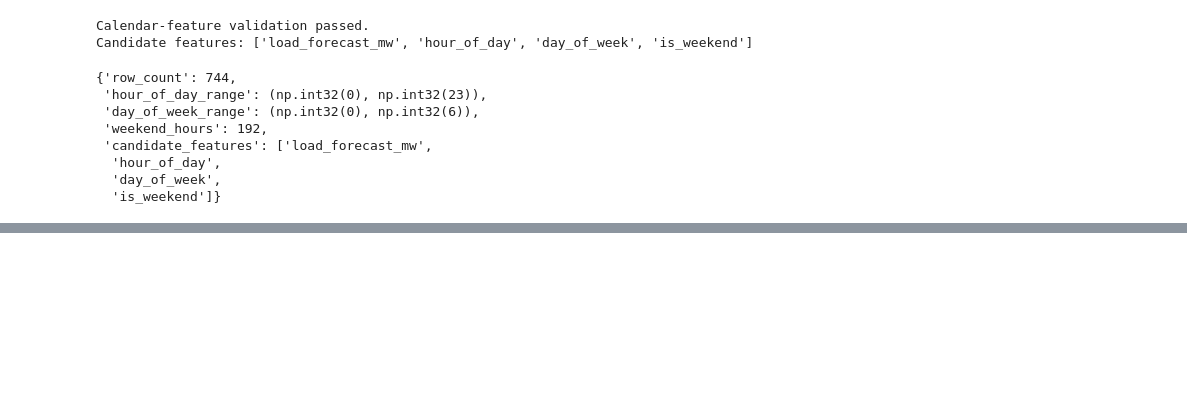
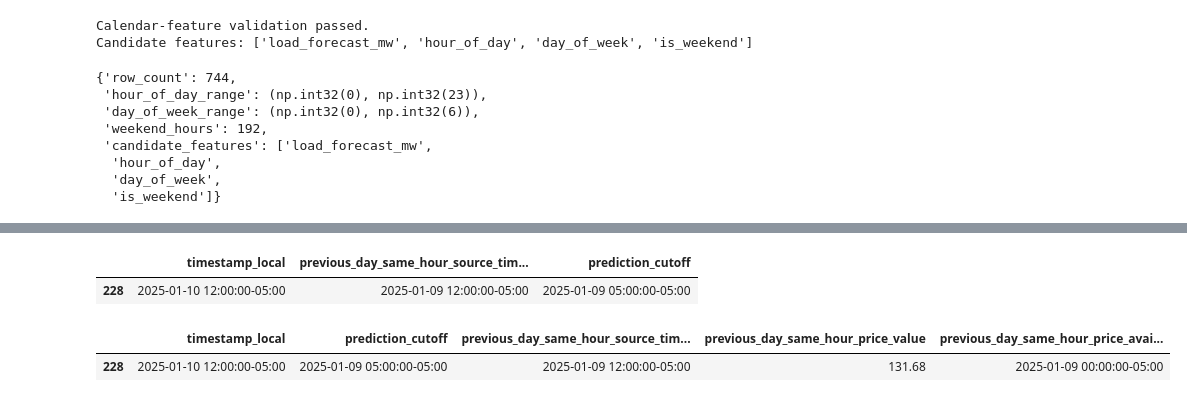
Before and after one commit to greerda/electricity-price-forecasting, a Jupyter notebook: notebooks/04_feature_engineering.ipynb, the cells around one changed output, grey strips where cells are left out. Drawn from its saved outputs; the diff is of its cells as text; code cells hidden in the pictures; blank space fills up the shorter version.

```diff
--- a/notebooks/04_feature_engineering.ipynb
+++ b/notebooks/04_feature_engineering.ipynb
@@ -807,0 +961,73 @@ calendar_validation_summary
+# %%
+nyiso_electricity_with_load_forecasts[
+    "previous_day_same_hour_source_timestamp"
+]=(
+    nyiso_electricity_with_load_forecasts['timestamp_local']-pd.DateOffset(days=1)
+)
+
+nyiso_electricity_with_load_forecasts.loc[
+    nyiso_electricity_with_load_forecasts["timestamp_local"]
+    ==example_target_timestamp,
+    [
+        "timestamp_local",
+        "previous_day_same_hour_source_timestamp",
+        "prediction_cutoff",
+    ],
+]
+# %% [output]
+|  | timestamp_local | previous_day_same_hour_source_tim... | prediction_cutoff |
+| 228 | 2025-01-10 12:00:00-05:00 | 2025-01-09 12:00:00-05:00 | 2025-01-09 05:00:00-05:00 |
+# %%
+# Self-join each target hour to the previous delivery day's same-hour price
+# and its provisional availability timestamp. Keep these as audit fields
+# until they pass the target forecast-cutoff check.
+
+price_source_lookup = (
+    nyiso_electricity_with_load_forecasts[
+        [
+            "timestamp_local",
+            target_column,
+            "day_ahead_price_available_at",
+        ]
+    ]
+    .rename(
+        columns={
+            "timestamp_local": (
+                "previous_day_same_hour_source_timestamp"
+            ),
+            target_column: "previous_day_same_hour_price_value",
+            "day_ahead_price_available_at": (
+                "previous_day_same_hour_price_available_at"
+            ),
+        }
+    )
+)
+
+nyiso_with_price_sources = (
+    nyiso_electricity_with_load_forecasts
+    .merge(
+        price_source_lookup,
+        how="left",
+        on="previous_day_same_hour_source_timestamp",
+        validate="one_to_one",
+    )
+)
+
+assert len(nyiso_with_price_sources) == len(
+    nyiso_electricity_with_load_forecasts
+)
+
+nyiso_with_price_sources.loc[
+    nyiso_with_price_sources["timestamp_local"]
+    == example_target_timestamp,
+    [
+        "timestamp_local",
+        "prediction_cutoff",
+        "previous_day_same_hour_source_timestamp",
+        "previous_day_same_hour_price_value",
+        "previous_day_same_hour_price_available_at",
+    ],
+]
+# %% [output]
+|  | timestamp_local | prediction_cutoff | previous_day_same_hour_source_tim... | previous_day_same_hour_price_value | previous_day_same_hour_price_avai... |
+| 228 | 2025-01-10 12:00:00-05:00 | 2025-01-09 05:00:00-05:00 | 2025-01-09 12:00:00-05:00 | 131.68 | 2025-01-09 00:00:00-05:00 |
```
Also changed, not shown: parts of 16 cells of this notebook, 6 other files.
